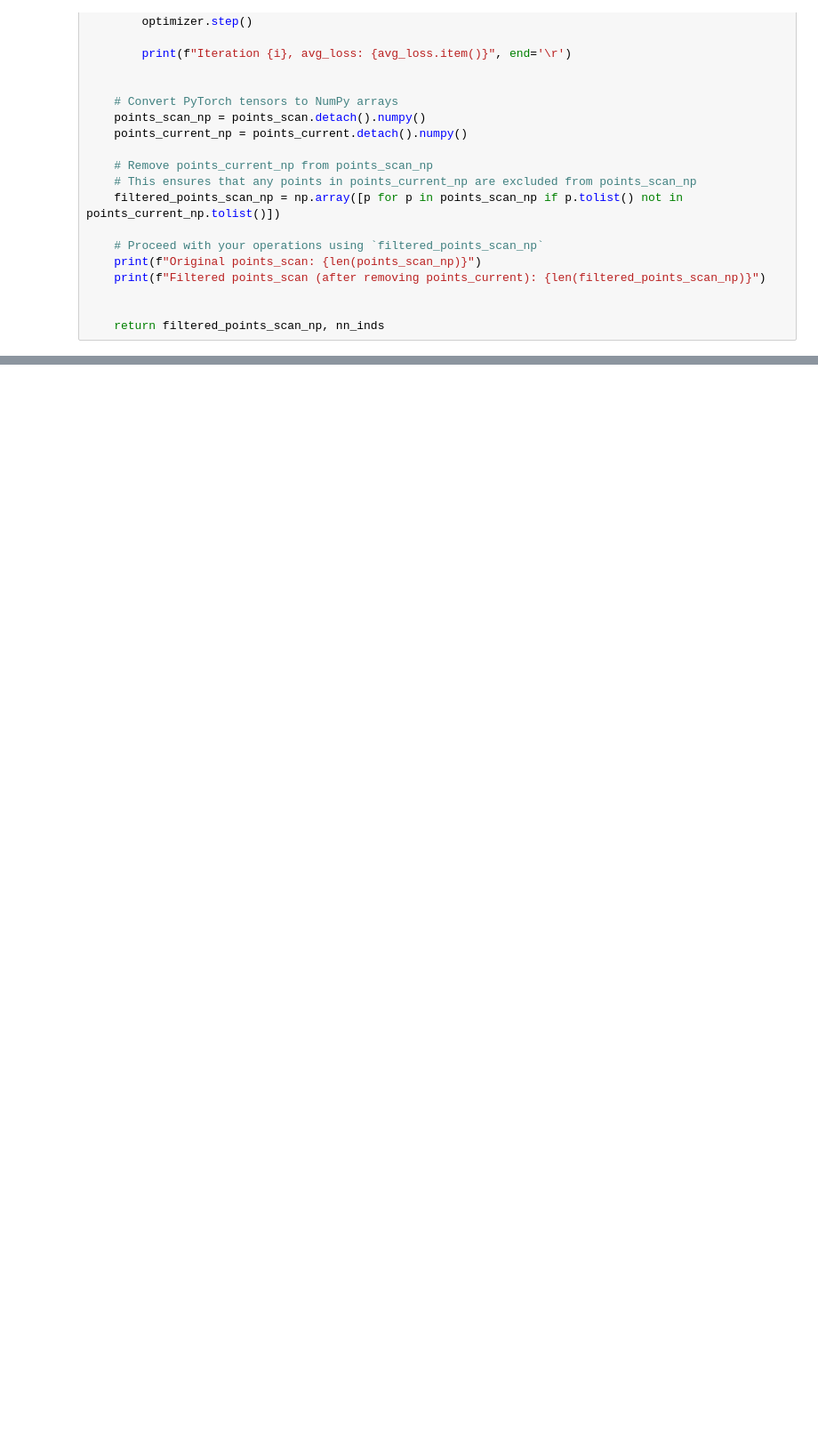
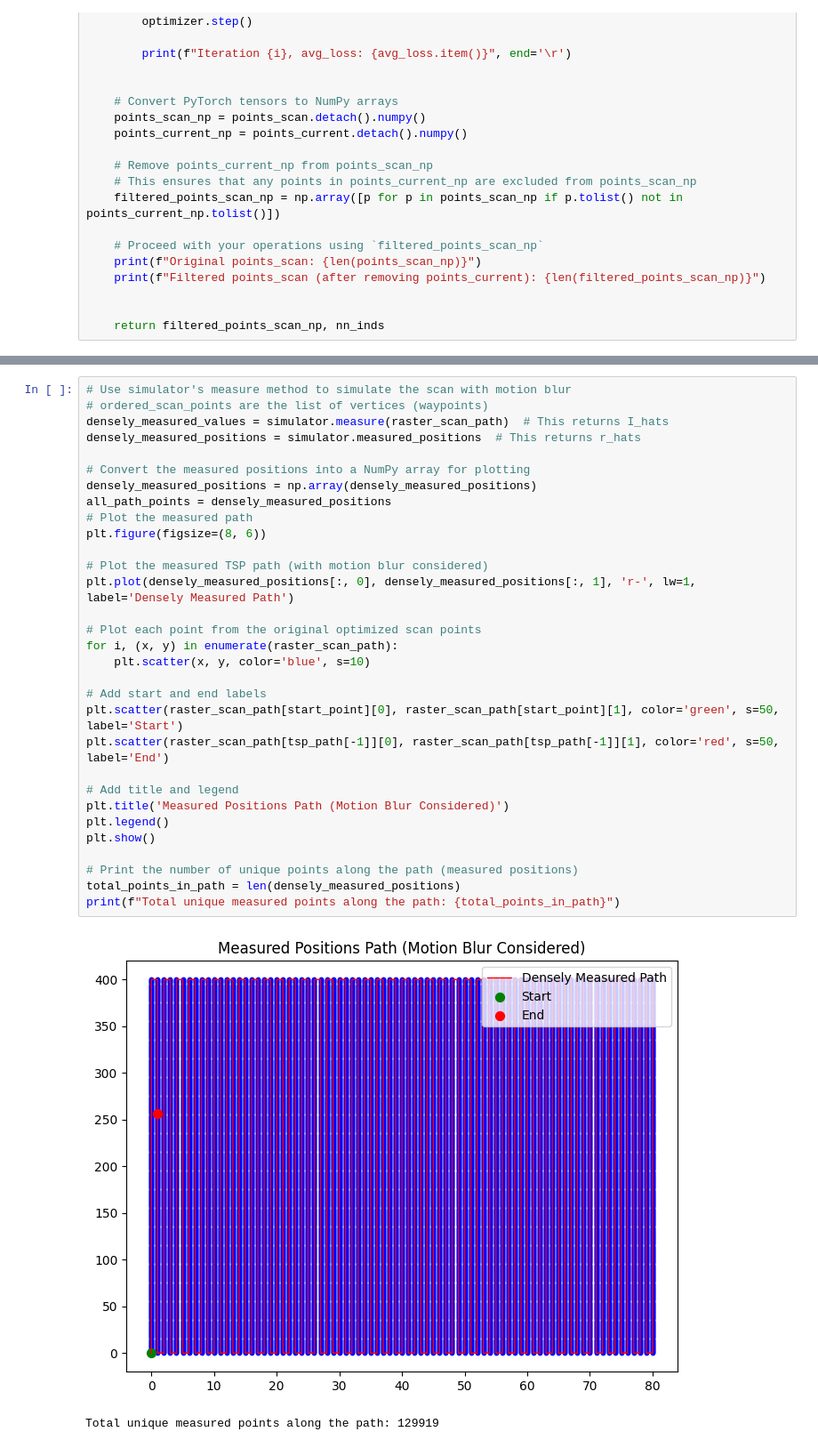
Before and after one commit to YuLu2096/fly_scan, a Jupyter notebook: main_code.ipynb, the cells around one changed output, grey strips where cells are left out. Shown at 89% size. Cells and saved outputs as stored; diff of their text form; blank space fills up the shorter version.

```diff
--- a/main_code.ipynb
+++ b/main_code.ipynb
@@ -802,0 +436,34 @@ The combined filtered initial and optimal points represent 14.52% of the total p
+# %%
+# Use simulator's measure method to simulate the scan with motion blur
+# ordered_scan_points are the list of vertices (waypoints)
+densely_measured_values = simulator.measure(raster_scan_path)  # This returns I_hats
+densely_measured_positions = simulator.measured_positions  # This returns r_hats
+
+# Convert the measured positions into a NumPy array for plotting
+densely_measured_positions = np.array(densely_measured_positions)
+all_path_points = densely_measured_positions
+# Plot the measured path
+plt.figure(figsize=(8, 6))
+
+# Plot the measured TSP path (with motion blur considered)
+plt.plot(densely_measured_positions[:, 0], densely_measured_positions[:, 1], 'r-', lw=1, label='Densely Measured Path')
+
+# Plot each point from the original optimized scan points
+for i, (x, y) in enumerate(raster_scan_path):
+    plt.scatter(x, y, color='blue', s=10)
+
+# Add start and end labels
+plt.scatter(raster_scan_path[start_point][0], raster_scan_path[start_point][1], color='green', s=50, label='Start')
+plt.scatter(raster_scan_path[tsp_path[-1]][0], raster_scan_path[tsp_path[-1]][1], color='red', s=50, label='End')
+
+# Add title and legend
+plt.title('Measured Positions Path (Motion Blur Considered)')
+plt.legend()
+plt.show()
+
+# Print the number of unique points along the path (measured positions)
+total_points_in_path = len(densely_measured_positions)
+print(f"Total unique measured points along the path: {total_points_in_path}")
+# %% [output]
+[figure, added]
+Total unique measured points along the path: 129919
```
Also changed, not shown: parts of 17 cells of this notebook.
